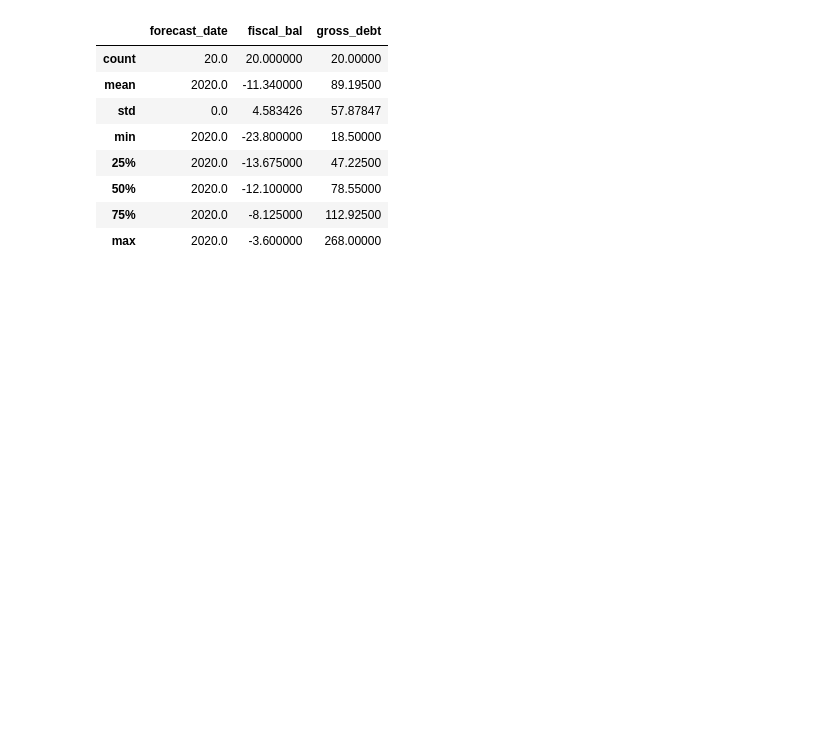
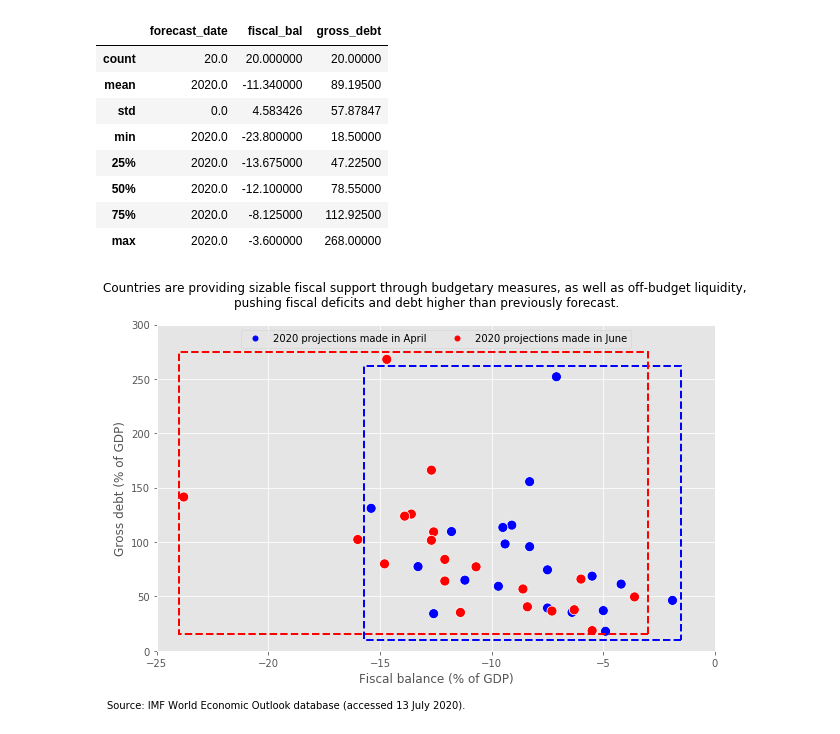
Before and after one commit to jessonpagaduan/IMFWEO-covid19, a Jupyter notebook: imf-weo-data.ipynb, the cells around one changed output. Drawn from its saved outputs; the diff is of its cells as text; code cells hidden in the pictures; blank space fills up the shorter version.

```diff
--- a/imf-weo-data.ipynb
+++ b/imf-weo-data.ipynb
@@ -501,3 +504,28 @@ data_2020[data_2020.projections=='June'].describe()
 | 50% | 2020.0 | -12.100000 | 78.55000 |
 | 75% | 2020.0 | -8.125000 | 112.92500 |
 | max | 2020.0 | -3.600000 | 268.00000 |
+# %%
+from matplotlib.patches import Rectangle
+fig, ax = plt.subplots(figsize=(10, 6))
+ax = sns.scatterplot(x='fiscal_bal', y='gross_debt', hue='projections',
+                     data=data_2020, palette=['blue', 'red'],
+                     s=100)
+ax.set(ylabel='Gross debt (% of GDP)', xlabel='Fiscal balance (% of GDP)',
+       xlim=(-25, 0), ylim=(0, 300))
+ax.add_patch(Rectangle((-1.5, 10), -14.2, 252,
+                        fc ='None', ec ='b', lw = 2, ls='--'))
+ax.add_patch(Rectangle((-3, 15), -21, 260,
+                        fc ='None', ec ='r', lw = 2, ls='--'))
+
+from matplotlib.lines import Line2D
+custom = [Line2D([], [], marker='.', color='b', linestyle='None', markersize=10),
+          Line2D([], [], marker='.', color='r', linestyle='None', markersize=10)]
+plt.legend(custom, ['2020 projections made in April', '2020 projections made in June'],
+           ncol=2, loc='upper center')
+fig.suptitle('Countries are providing sizable fiscal support through budgetary measures, \
+as well as off-budget liquidity, \npushing fiscal deficits and debt higher than previously forecast.')
+plt.annotate('Source: IMF World Economic Outlook database (accessed 13 July 2020).',
+             xy=(-0.09, -0.15), xycoords='axes fraction', textcoords='offset points', va='top')
+plt.show()
+# %% [output]
+[figure, added]
```
Also changed, not shown: parts of 4 cells of this notebook.
